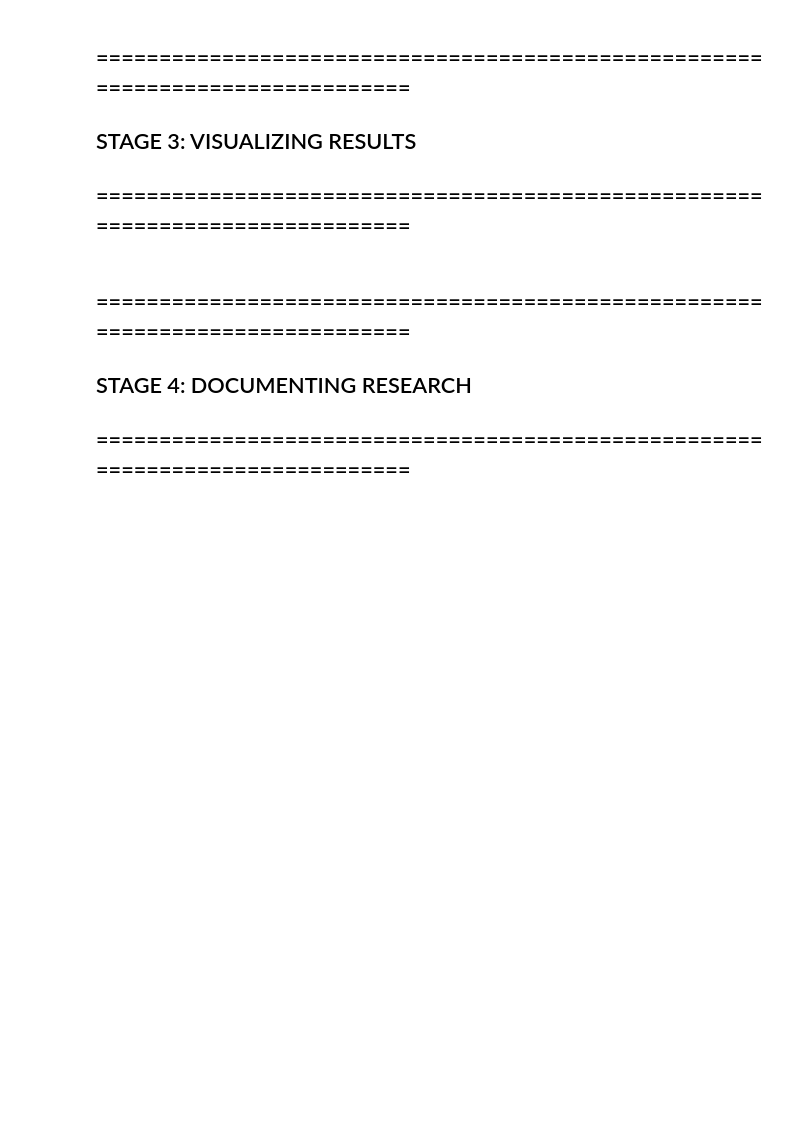
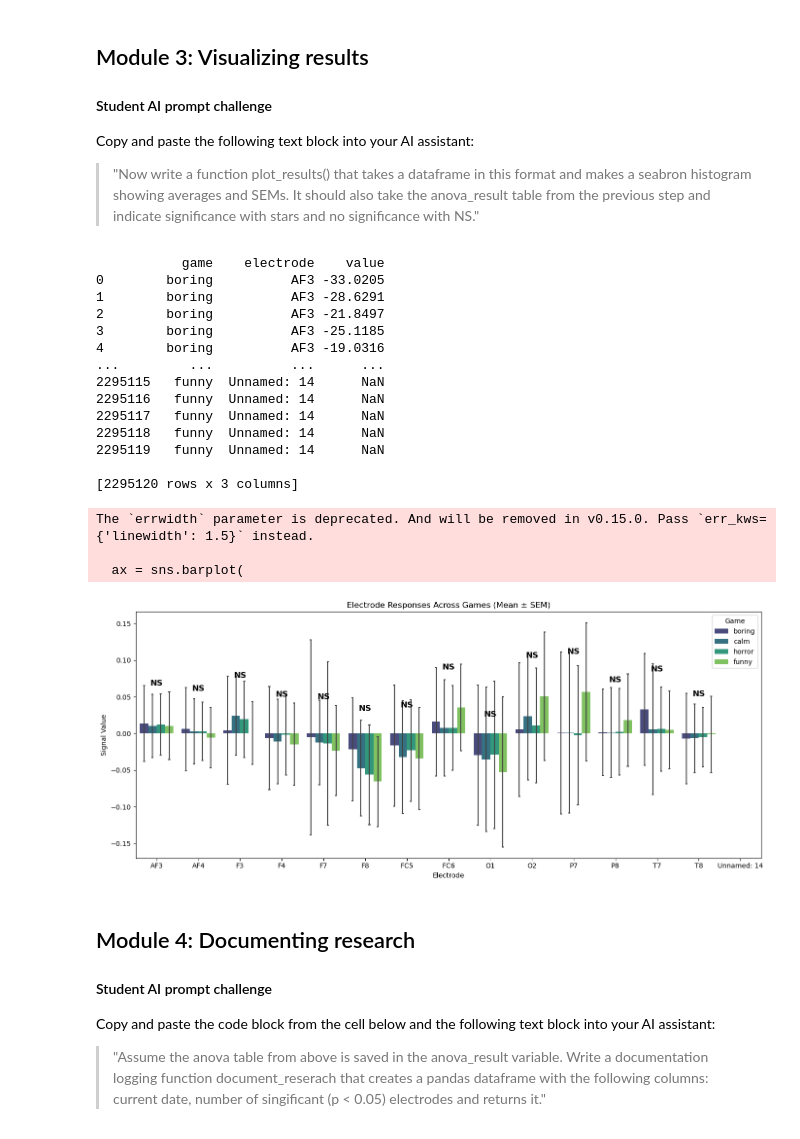
Before and after one commit to cyneuro/CI-Workshop-Colabs, a Jupyter notebook: Colab1_WorkshopFaculty.ipynb, the cells around one changed output. Drawn from its saved outputs; the diff is of its cells as text; code cells hidden in the pictures; blank space fills up the shorter version.

```diff
--- a/Colab1_WorkshopFaculty.ipynb
+++ b/Colab1_WorkshopFaculty.ipynb
@@ -41,0 +45,3 @@ def stage_1_obtaining_data():
+# %%
+data = get_data(DATA_CONFIG)
+data.head()
@@ -60,0 +63,34 @@ def stage_2_analyzing_data(neural_payload, analysis_sensitivity=0.52):
+# %%
+from scipy.stats import f_oneway
+
+def run_anova(data):
+    # Identify electrode columns (everything except 'game')
+    electrodes = [col for col in data.columns if col != "game"]
+
+    results = []
+
+    for electrode in electrodes:
+        # Split data by game
+        groups = []
+        for game in data["game"].unique():
+            groups.append(data[data["game"] == game][electrode].dropna())
+
+        # Run ANOVA
+        f_stat, p_val = f_oneway(*groups)
+
+        results.append({
+            "electrode": electrode,
+            "F_stat": f_stat,
+            "p_value": p_val
+        })
+
+    # Convert results to a DataFrame
+    results_df = pd.DataFrame(results)
+
+    # Print composite significance table
+    print("\nANOVA Results Across Games")
+    print(results_df.to_string(index=False))
+
+    return results_df
+# %%
+anova_result = run_anova(data)
@@ -61,4 +115,8 @@ def stage_2_analyzing_data(neural_payload, analysis_sensitivity=0.52):
 # %% [markdown]
-## ==============================================================================
-## STAGE 3: VISUALIZING RESULTS
-## ==============================================================================
+## Module 3: Visualizing results
+
+#### Student AI prompt challenge
+
+Copy and paste the following text block into your AI assistant:
+
+> "Now write a function plot_results() that takes a dataframe in this format and makes a seabron histogram showing averages and SEMs. It should also take the anova_result table from the previous step and indicate significance with stars and no significance with NS."
@@ -87,5 +186,30 @@ def stage_3_visualizing_results(pred_x, pred_y):
+# %%
+plot_results(data, anova_result)
+# %% [output]
+           game    electrode    value
+0        boring          AF3 -33.0205
+1        boring          AF3 -28.6291
+2        boring          AF3 -21.8497
+3        boring          AF3 -25.1185
+4        boring          AF3 -19.0316
+...         ...          ...      ...
+2295115   funny  Unnamed: 14      NaN
+2295116   funny  Unnamed: 14      NaN
+2295117   funny  Unnamed: 14      NaN
+2295118   funny  Unnamed: 14      NaN
+2295119   funny  Unnamed: 14      NaN
+
+[2295120 rows x 3 columns]
+The `errwidth` parameter is deprecated. And will be removed in v0.15.0. Pass `err_kws={'linewidth': 1.5}` instead.
+
+  ax = sns.barplot(
+[figure, added]
 # %% [markdown]
-## ==============================================================================
-## STAGE 4: DOCUMENTING RESEARCH
-## ==============================================================================
+## Module 4: Documenting research
+
+#### Student AI prompt challenge
+
+Copy and paste the code block from the cell below and the following text block into your AI assistant:
+
+> "Assume the anova table from above is saved in the anova_result variable. Write a documentation logging function document_reserach that creates a pandas dataframe with the following columns: current date, number of singificant (p < 0.05) electrodes and returns it."
 # %%
```
Also changed, not shown: parts of 19 cells of this notebook.
